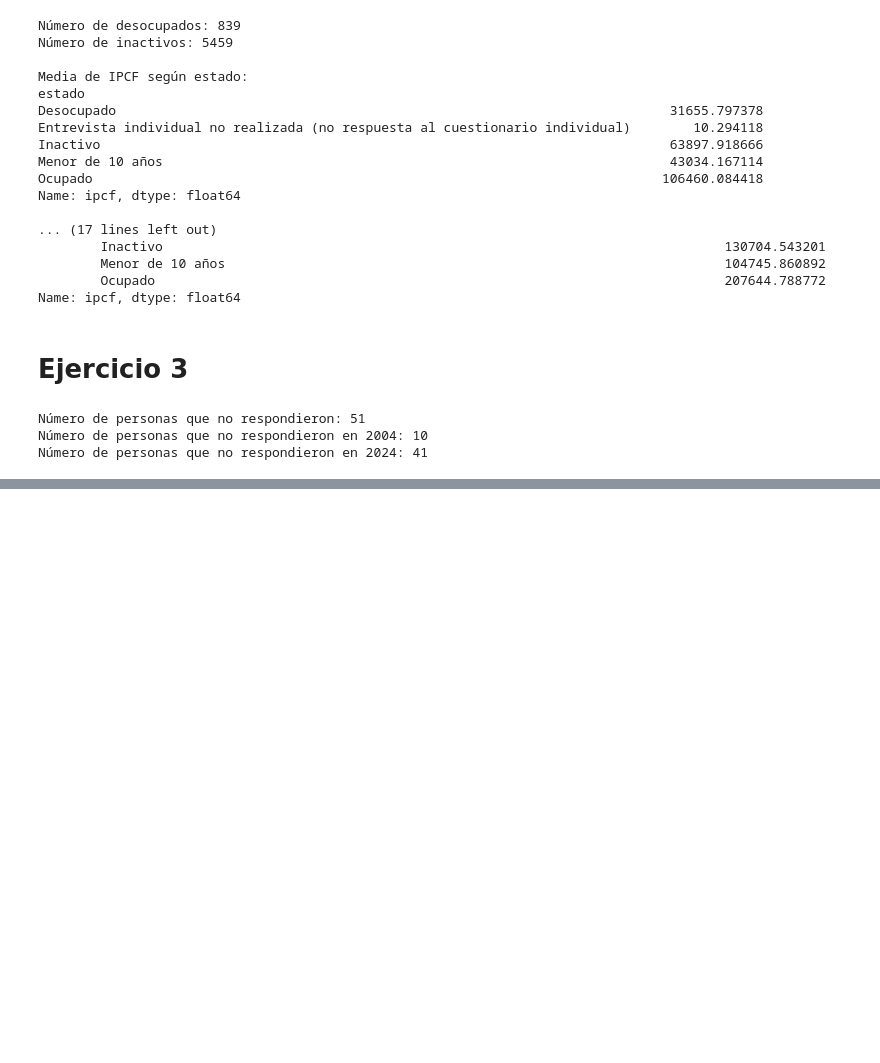
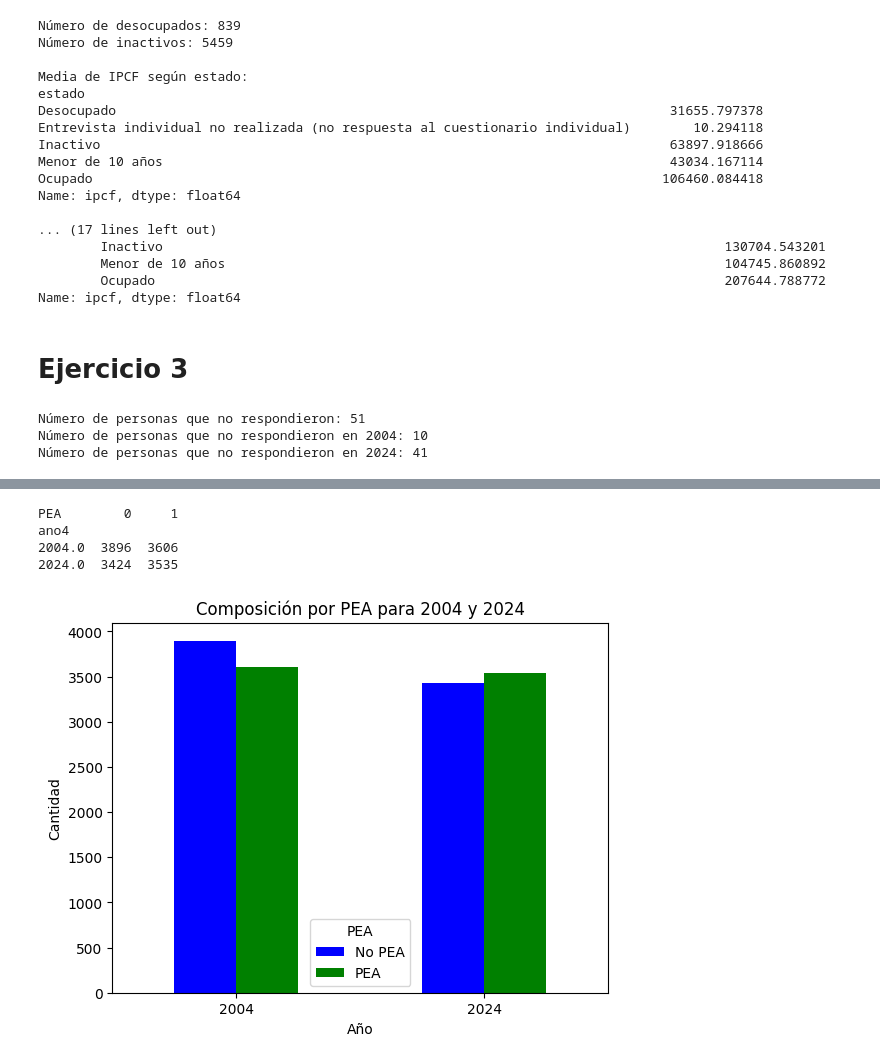
Before and after one commit to valentinasaravi/CC408--T2-8-, a Jupyter notebook: TP3/TP_parte_1_.ipynb, the cells around one changed output, grey strips where cells are left out. Cells and saved outputs as stored; diff of their text form; code cells hidden in the pictures; blank space fills up the shorter version.

Commit message:
Update TP_parte_1_.ipynb with new analysis and visualizations

```diff
--- a/TP3/TP_parte_1_.ipynb
+++ b/TP3/TP_parte_1_.ipynb
@@ -445,0 +451,12 @@ Número de personas que no respondieron en 2024: 41
+# %%
+#import numpy as np
+
+# Asegurarse de que respondieron sea una copia del DataFrame original
+respondieron = respondieron.copy()
+
+# Crear la columna 'PEA' usando .loc, y luego
+# utilizamos np.where para asignar valores
+respondieron.loc[:, 'PEA'] = np.where(respondieron['estado'].isin(['Ocupado', 'Desocupado']), 1, 0)
+
+# Mostrar las primeras filas
+respondieron.head()
@@ -445,0 +470,27 @@ Número de personas que no respondieron en 2024: 41
+# %%
+# Agrupamos por PEA y año para obtener el conteo
+composicion_pea = respondieron.groupby(['ano4', 'PEA']).size().unstack()
+
+#vemos las composiciones de PEA
+print(composicion_pea)
+
+# Creamos el gráfico de barras
+composicion_pea.plot(kind='bar', stacked=False, color=['blue', 'green'])
+
+# Ajustamos las etiquetas del eje x para mostrar 2004 y 2024 sin decimales
+plt.xticks(ticks=[0, 1], labels=['2004', '2024'], rotation=0)
+
+# Agregamos título y etiquetas de los ejes
+plt.title('Composición por PEA para 2004 y 2024')
+plt.xlabel('Año')
+plt.ylabel('Cantidad')
+
+# Configuramos la leyenda
+plt.legend(title='PEA', labels=['No PEA', 'PEA'])
+plt.show()
+# %% [output]
+PEA        0     1
+ano4
+2004.0  3896  3606
+2024.0  3424  3535
+[figure, added]
```
Also changed, not shown: parts of 14 cells of this notebook.
